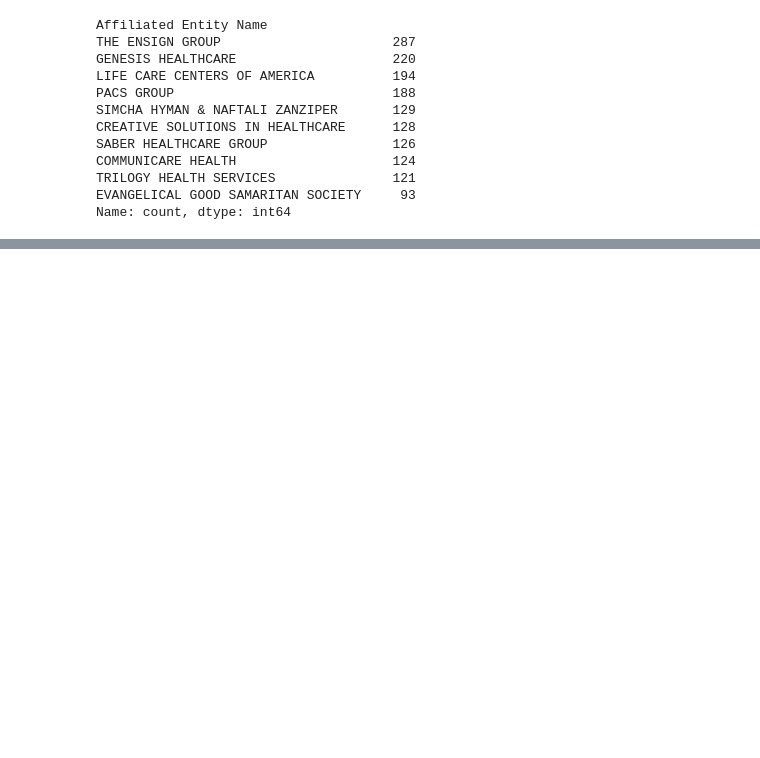
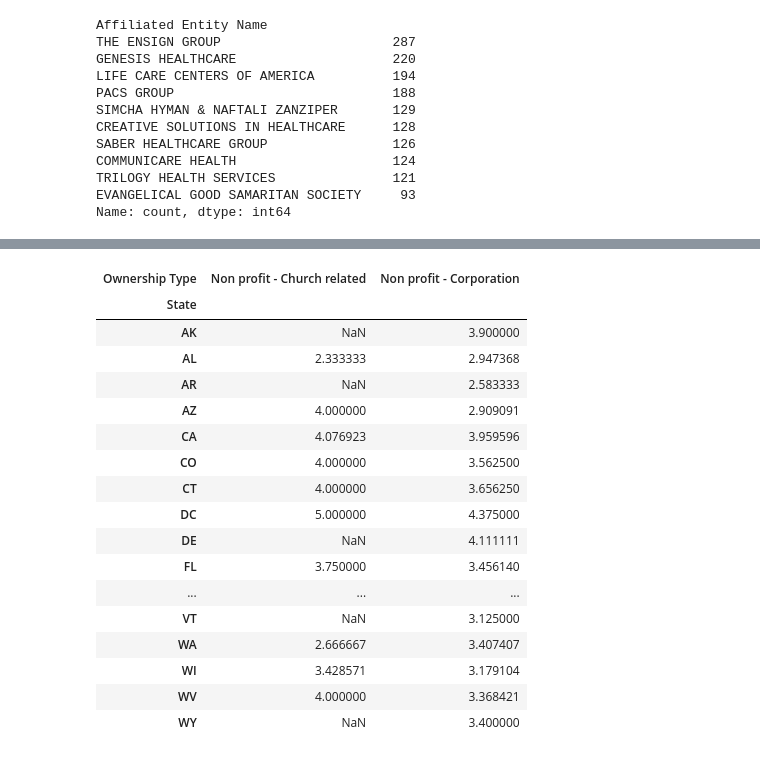
Before and after one commit to ebestford/Nursing_Homes_US, a Jupyter notebook: notebook/Elizabeth Bestford Python Capstone.ipynb, the cells around one changed output, grey strips where cells are left out. Drawn from its saved outputs; the diff is of its cells as text; code cells hidden in the pictures; blank space fills up the shorter version.

```diff
--- a/notebook/Elizabeth Bestford Python Capstone.ipynb
+++ b/notebook/Elizabeth Bestford Python Capstone.ipynb
@@ -482,0 +581,21 @@ common_NH
+# %%
+state_non_profit.groupby(['State', 'Ownership Type'])['Overall Rating'].mean().unstack()
+# %% [output]
+| Ownership Type | Non profit - Church related | Non profit - Corporation |
+| State |  |  |
+| AK | NaN | 3.900000 |
+| AL | 2.333333 | 2.947368 |
+| AR | NaN | 2.583333 |
+| AZ | 4.000000 | 2.909091 |
+| CA | 4.076923 | 3.959596 |
+| CO | 4.000000 | 3.562500 |
+| CT | 4.000000 | 3.656250 |
+| DC | 5.000000 | 4.375000 |
+| DE | NaN | 4.111111 |
+| FL | 3.750000 | 3.456140 |
+| ... | ... | ... |
+| VT | NaN | 3.125000 |
+| WA | 2.666667 | 3.407407 |
+| WI | 3.428571 | 3.179104 |
+| WV | 4.000000 | 3.368421 |
+| WY | NaN | 3.400000 |
```
Also changed, not shown: parts of 29 cells of this notebook.
